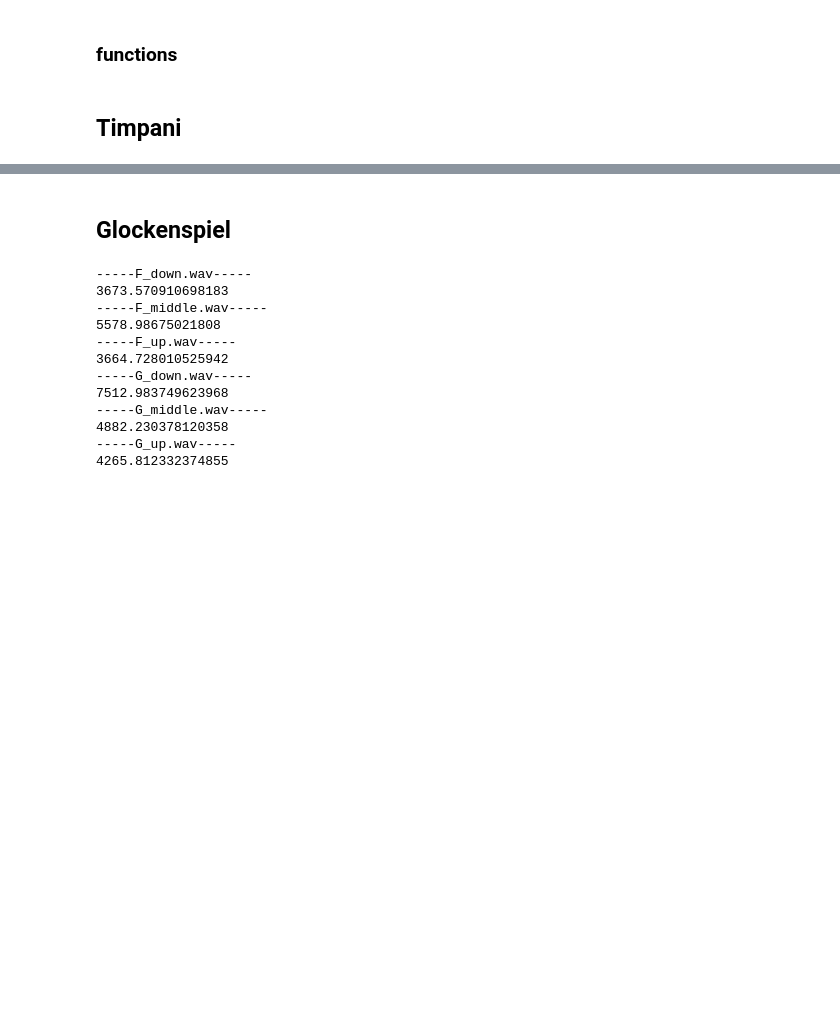
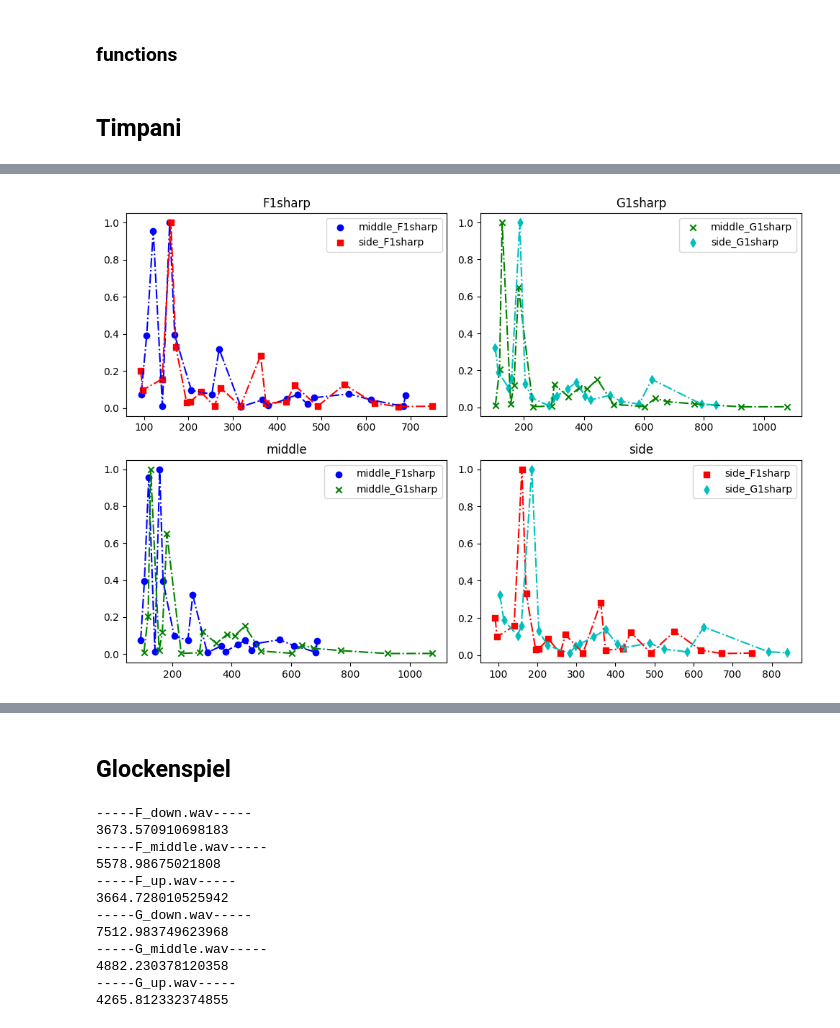
Before and after one commit to kjle/Acoustique-Musicale-TP, a Jupyter notebook: percussion/data_analyse.ipynb, the cells around one changed output, grey strips where cells are left out. Drawn from its saved outputs; the diff is of its cells as text; code cells hidden in the pictures; blank space fills up the shorter version.

```diff
--- a/percussion/data_analyse.ipynb
+++ b/percussion/data_analyse.ipynb
@@ -224,19 +239,0 @@ freq_components = get_freq_plot(config, signals)
-# %%
-fig, ax = plt.subplots(1, 1, figsize=(10, 5))
-marker = ['o', 'x', 's', 'd', '^', 'v', '<', '>', 'p', 'h']
-colors = ['b', 'g', 'r', 'c', 'm', 'y', 'k', 'w']
-
-for idx, row in freq_components.iterrows():
-    file_name = row['file_name']
-    position = row['position']
-    timbre = row['timbre']
-    freq = row['freq']
-    amp = row['amp']
-    label = f'{position}_{timbre}'
-    ax.scatter(freq, amp, label=label, marker=marker[idx], color=colors[idx])
-    ax.plot(freq, amp, linestyle='-.', color=colors[idx])
-ax.legend()
-ax.set_xlabel('Frequency (Hz)')
-ax.set_ylabel('Amplitude')
-ax.set_title('Frequency components of timpani signals')
-plt.show()
@@ -244,0 +244,36 @@ plt.show()
+# %%
+fig, ax = plt.subplots(2, 2, figsize=(10, 7))
+
+for idx, row in freq_components.iterrows():
+    file_name = row['file_name']
+    position = row['position']
+    timbre = row['timbre']
+    freq = row['freq']
+    amp = row['amp']
+    label = f'{position}_{timbre}'
+
+    if timbre == 'F1sharp':
+        ax[0, 0].scatter(freq, amp, label=label, marker=marker[idx], color=colors[idx])
+        ax[0, 0].plot(freq, amp, linestyle='-.', color=colors[idx])
+    if timbre == 'G1sharp':
+        ax[0, 1].scatter(freq, amp, label=label, marker=marker[idx], color=colors[idx])
+        ax[0, 1].plot(freq, amp, linestyle='-.', color=colors[idx])
+    if position == 'middle':
+        ax[1, 0].scatter(freq, amp, label=label, marker=marker[idx], color=colors[idx])
+        ax[1, 0].plot(freq, amp, linestyle='-.', color=colors[idx])
+    if position == 'side':
+        ax[1, 1].scatter(freq, amp, label=label, marker=marker[idx], color=colors[idx])
+        ax[1, 1].plot(freq, amp, linestyle='-.', color=colors[idx])
+
+ax[0, 0].set_title('F1sharp')
+ax[0 ,0].legend()
+ax[0, 1].set_title('G1sharp')
+ax[0 ,1].legend()
+ax[1, 0].set_title('middle')
+ax[1 ,0].legend()
+ax[1, 1].set_title('side')
+ax[1 ,1].legend()
+plt.tight_layout()
+plt.show()
+# %% [output]
+[figure, added]
```
Also changed, not shown: parts of 19 cells of this notebook.
